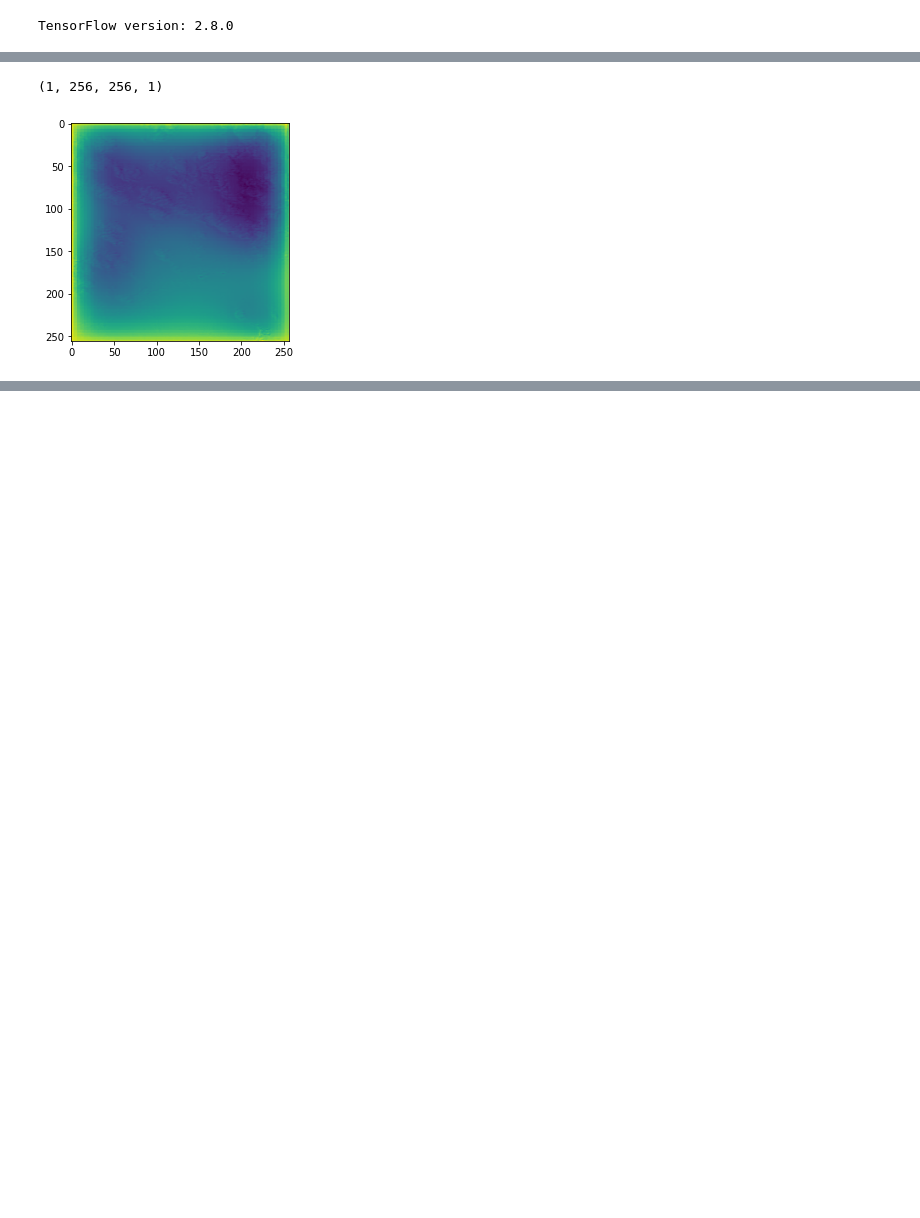
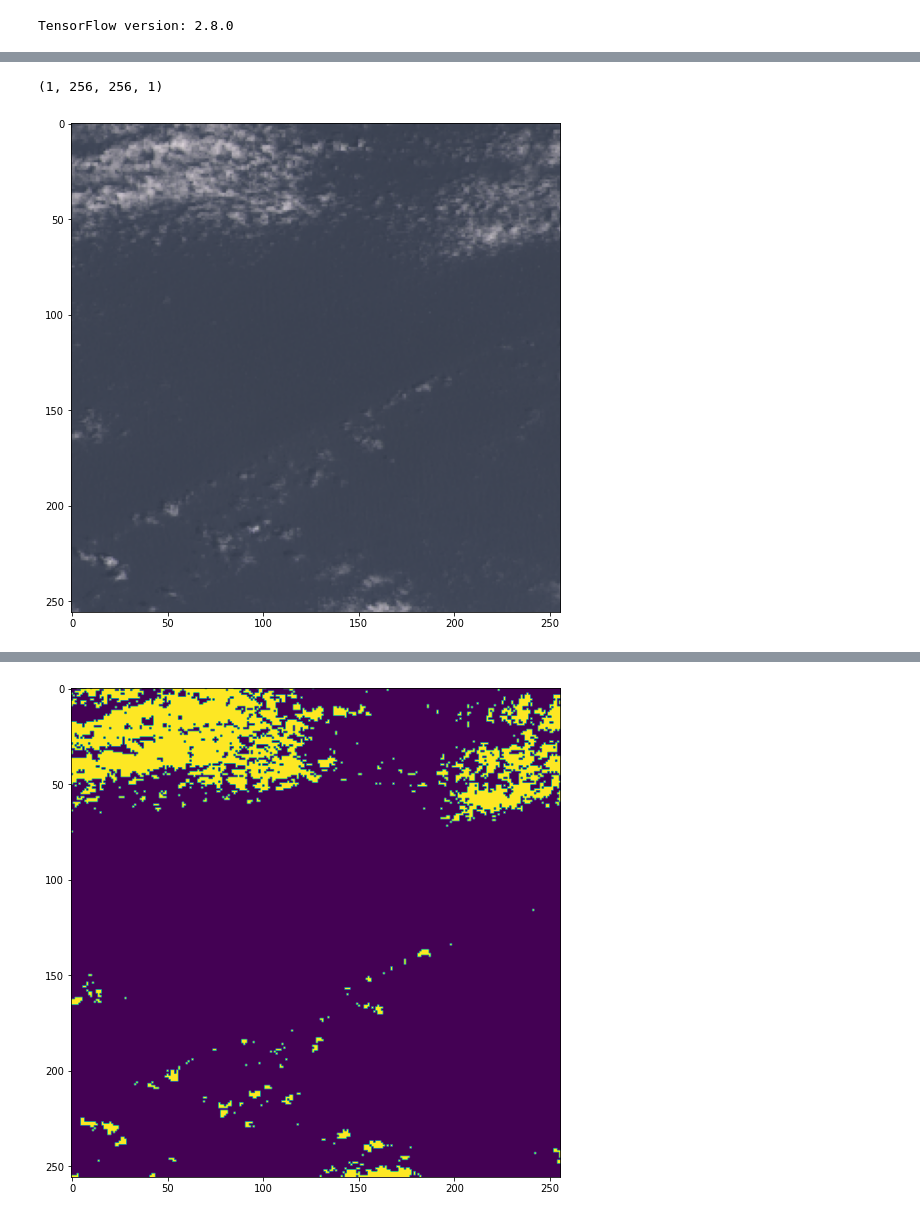
Before and after one commit to alexmeredith8299/opssat-cloud-detection, a Jupyter notebook: python/tf_train.ipynb, the cells around one changed output, grey strips where cells are left out. Cells and saved outputs as stored; diff of their text form; code cells hidden in the pictures; blank space fills up the shorter version.

```diff
--- a/python/tf_train.ipynb
+++ b/python/tf_train.ipynb
@@ -114,11 +116,21 @@ class UNet(tf.keras.Model):
 # build a model...
 # first set up a loss
 
+def weighted_cross_entropy(beta):
+  def loss(y_true, y_pred):
+    weight_a = beta * tf.cast(y_true, tf.float32)
+    weight_b = 1 - tf.cast(y_true, tf.float32)
+
+    o = (tf.math.log1p(tf.exp(-tf.abs(y_pred))) + tf.nn.relu(-y_pred)) * (weight_a + weight_b) + y_pred * weight_b
+    return tf.reduce_mean(o) + tf.reduce_sum((y_true[:] - y_pred[:]) ** 2)
+
+  return loss
+
 inputs = tf.keras.layers.Input(shape=(256, 256, 3))
 
-loss_fn = tf.keras.metrics.MeanIoU(2)
 model = UNet()
-model.compile(optimizer="Adam", loss="mse",metrics=["mae", "acc"])
+optimizer = tf.keras.optimizers.Adam(learning_rate=3e-4)
+model.compile(optimizer=optimizer, loss=BinaryFocalLoss(gamma=5),metrics=["mae", "acc"])
 
 # imgs = [x['img'] for x in trainset]
 # refs = [x['ref'] for x in trainset]
@@ -136,6 +148,10 @@ trainset_tf = trainset_tf.batch(BATCH_SIZE)
 trainset_tf = trainset_tf.prefetch(buffer_size=tf.data.experimental.AUTOTUNE)
 # def load_image(img_name):
 
+testset_tf = tf.data.Dataset.from_tensor_slices(testset.images_list)
+testset_tf = testset_tf.map(CloudDataset.load_img_test)
+testset_tf = testset_tf.batch(BATCH_SIZE)
+
 model.build([1, 256, 256, 3])
 # %%
 # model.fit(trainset_tf, refs, epochs=5)
@@ -154,10 +170,10 @@ def display_sample(display_list):
         plt.axis('off')
     plt.show()
 
-for image, mask in trainset_tf.take(1):
+for image, mask in testset_tf.take(3):
     sample_image, sample_mask = image, mask
 
-display_sample([sample_image[0], sample_mask[0]])
+display_sample([sample_image[1], sample_mask[0]])
 print(sample_image.shape)
 # print(trainset_tf.shape)
 # %% [output]
@@ -165,13 +181,20 @@ print(sample_image.shape)
 (10, 256, 256, 3)
 # %%
-img = sample_image[0]
+n = 0
+img = sample_image[n]
 img = img[np.newaxis, ...]
 out = model(img)
 print(out.shape)
 
+plt.figure(figsize=(9, 9))
+plt.imshow(img[0])
+plt.show()
+plt.figure(figsize=(9, 9))
+plt.imshow(sample_mask[n])
+plt.show()
+plt.figure(figsize=(9, 9))
 plt.imshow(out[0])
 plt.show()
-model_history = model.fit(trainset_tf, epochs=5)
 # %% [output]
 (1, 256, 256, 1)
-[figure, old version]
+[figure, new version]
@@ -187,0 +201 @@ Epoch 5/5
+[figure, added]
```
Also changed, not shown: parts of 8 cells of this notebook.
